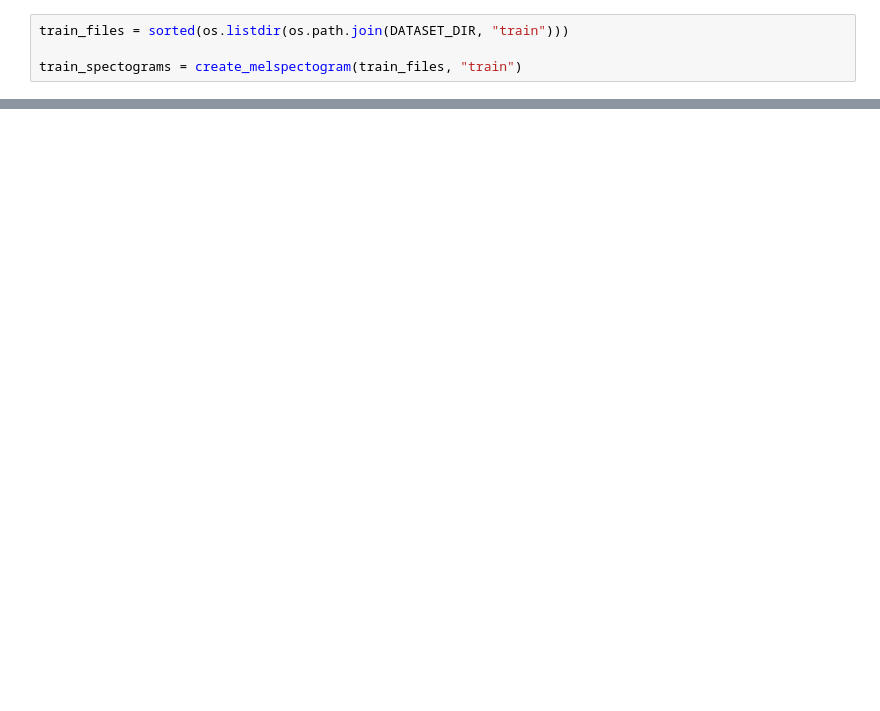
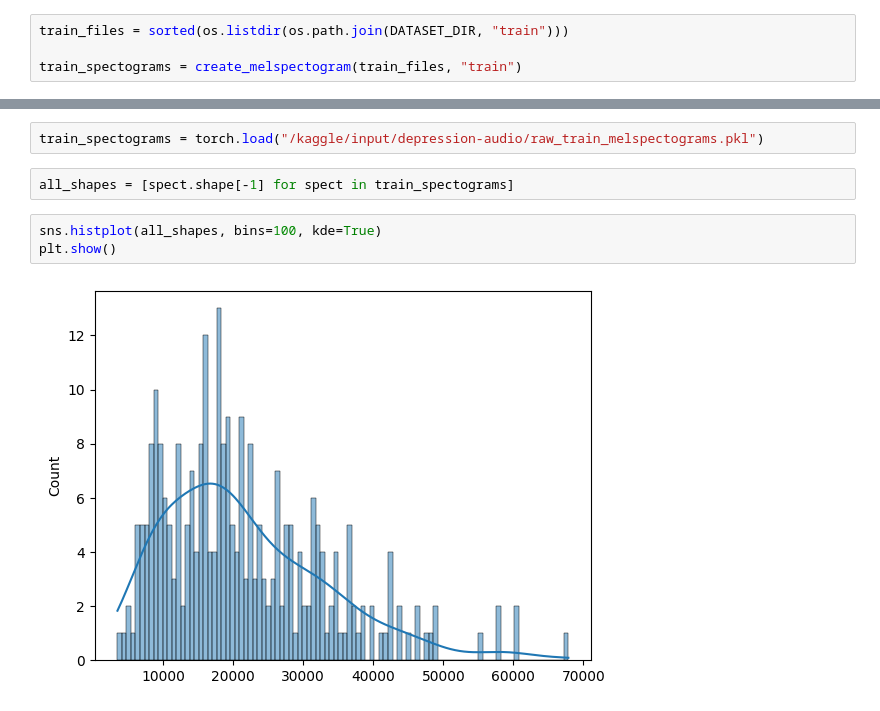
Before and after one commit to Preet-Sojitra/depression_detection, a Jupyter notebook: src/data_preparation/main.ipynb, the cells around one changed output, grey strips where cells are left out. Saved outputs shown, nothing was run; the diff lists cells and outputs as text; blank space fills up the shorter version.

```diff
--- a/src/data_preparation/main.ipynb
+++ b/src/data_preparation/main.ipynb
@@ -80,0 +61,9 @@ class AudioDataset(Dataset):
+# %%
+train_spectograms = torch.load("/kaggle/input/depression-audio/raw_train_melspectograms.pkl")
+# %%
+all_shapes = [spect.shape[-1] for spect in train_spectograms]
+# %%
+sns.histplot(all_shapes, bins=100, kde=True)
+plt.show()
+# %% [output]
+[figure, added]
```
Also changed, not shown: parts of 32 cells of this notebook, 1 other file.
